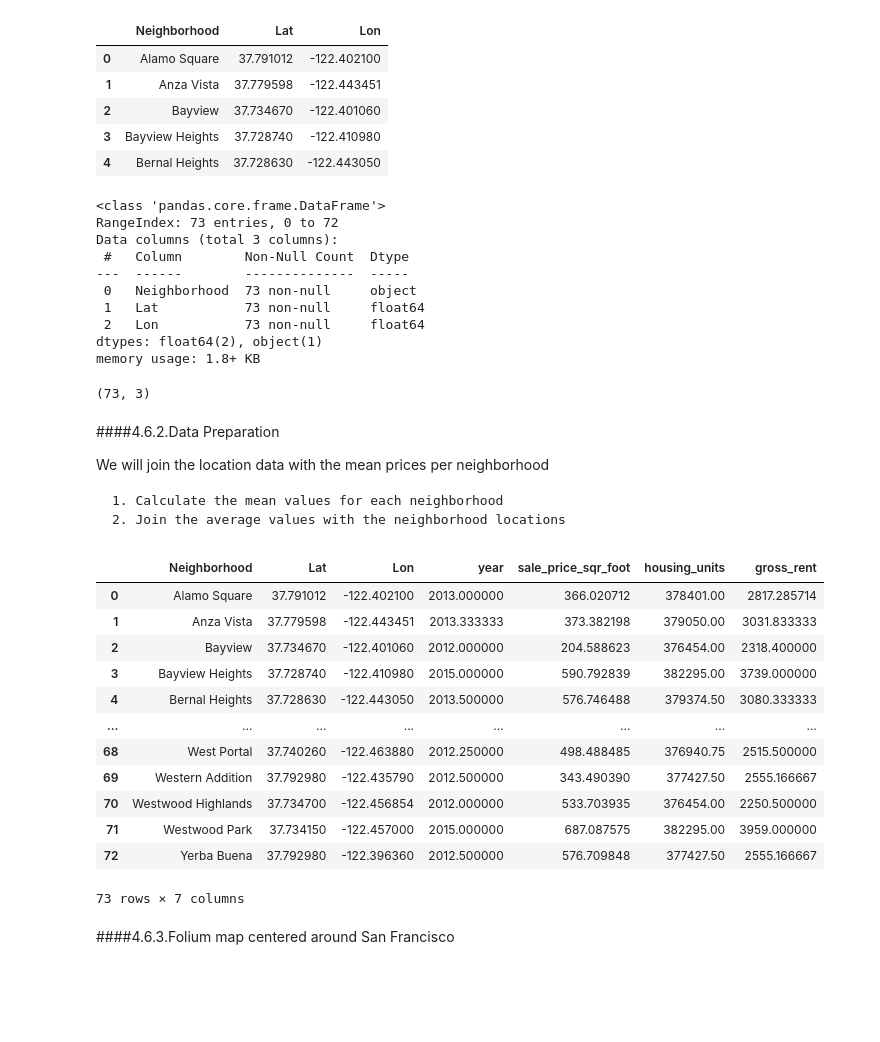
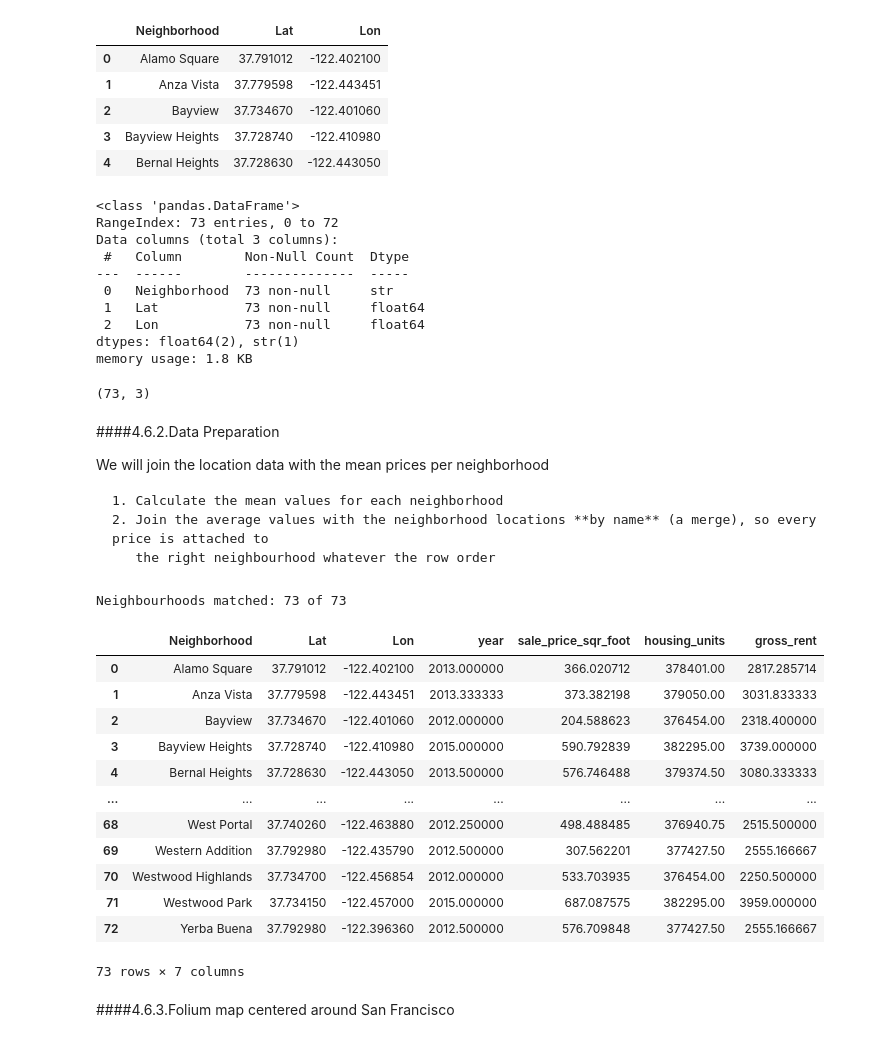
Before and after one commit to ahmadhassan-aiops/AIOPS-Portfolio-Projects, a Jupyter notebook: 1. Data-analysis-with-python-Projects/San Francisco housing rental analysis/rental_analysis with plotly dashboard.ipynb, the cells around one changed output. Drawn from its saved outputs; the diff is of its cells as text; code cells hidden in the pictures; blank space fills up the shorter version.

```diff
--- a/1. Data-analysis-with-python-Projects/San Francisco housing rental analysis/rental_analysis with plotly dashboard.ipynb
+++ b/1. Data-analysis-with-python-Projects/San Francisco housing rental analysis/rental_analysis with plotly dashboard.ipynb
@@ -162,8 +122,11 @@ Stakeholders for this project include potential real estate investors seeking to
 # %% [markdown]
 ###2.1.Load Data
 # %%
-# Read the census data into a Pandas DataFrame
-file_path = Path("/content/drive/MyDrive/Colab Notebooks/sfo_neighborhoods_census_data.csv")
+# Read the census data into a Pandas DataFrame (file in this project folder)
+file_path = Path("sfo_neighborhoods_census_data.csv")
 sfo_data = pd.read_csv(file_path)
+# This copy of the file has lowercase headers; restore the original names used until step 3.4
+sfo_data = sfo_data.rename(columns={"year": "Year", "neighborhood": "Neighborhood", "sale_price_sqr_foot": "Sale_price_sqr_foot",
+                                    "housing_units": "Housing_units", "gross_rent": "Gross_rent"})
 sfo_data.head()
 # %% [output]
@@ -253,6 +216,3 @@ sfo_data.describe()
 ## 3.Data preparation(cleaning) for visualization
 # %% [markdown]
 ###3.1.Removing un-necessary features
-# %%
-sfo_data = sfo_data.drop("Unnamed: 0", axis=1)
-sfo_data.head()
@@ -265,0 +219,6 @@ sfo_data.head()
+# %%
+# Drop the old index column if the file has one, and remove stray spaces from neighbourhood names
+sfo_data = sfo_data.drop(columns="Unnamed: 0", errors="ignore")
+print("Names with a trailing space:", (sfo_data["Neighborhood"] != sfo_data["Neighborhood"].str.strip()).sum(), "rows")
+sfo_data["Neighborhood"] = sfo_data["Neighborhood"].str.strip()
+sfo_data.head()
@@ -508,9 +458,10 @@ Here we will read in neighboor location data and build an interactive map with t
 # %% [markdown]
 ####4.6.1.Load and inspect Location Data
 # %%
-# Load neighborhoods coordinates data
-file_path = Path("/content/drive/MyDrive/Colab Notebooks/neighborhoods_coordinates.csv")
+# Load neighborhoods coordinates data (file in this project folder)
+file_path = Path("neighborhoods_coordinates.csv")
 df_neighborhood_locations = pd.read_csv(file_path)
+df_neighborhood_locations["Neighborhood"] = df_neighborhood_locations["Neighborhood"].str.strip()
 df_neighborhood_locations.head()
 # %% [output]
 |  | Neighborhood | Lat | Lon |
@@ -522,16 +473,16 @@ df_neighborhood_locations.head()
 # %%
 df_neighborhood_locations.info()
 # %% [output]
-<class 'pandas.core.frame.DataFrame'>
+<class 'pandas.DataFrame'>
 RangeIndex: 73 entries, 0 to 72
 Data columns (total 3 columns):
  #   Column        Non-Null Count  Dtype
 ---  ------        --------------  -----
- 0   Neighborhood  73 non-null     object
+ 0   Neighborhood  73 non-null     str
  1   Lat           73 non-null     float64
  2   Lon           73 non-null     float64
-dtypes: float64(2), object(1)
-memory usage: 1.8+ KB
+dtypes: float64(2), str(1)
+memory usage: 1.8 KB
 # %%
 df_neighborhood_locations.shape
 # %% [output]
@@ -542,28 +493,32 @@ df_neighborhood_locations.shape
 We will join the location data with the mean prices per neighborhood
 
     1. Calculate the mean values for each neighborhood
-    2. Join the average values with the neighborhood locations
+    2. Join the average values with the neighborhood locations **by name** (a merge), so every price is attached to
+       the right neighbourhood whatever the row order
 # %%
 # 1.Calculate the mean values for each neighborhood
-mean_values = sfo_data.groupby([sfo_data["neighborhood"]]).mean().reset_index()
-# 2.Join the average values with the neighborhood locations
-combined_df = pd.concat([df_neighborhood_locations, mean_values], axis="columns", join="inner")
-avg_values_neighborhood_loc = combined_df.drop(columns='neighborhood')
+mean_values = sfo_data.groupby("neighborhood").mean(numeric_only=True).reset_index()
+# 2.Join the average values with the neighborhood locations by name
+avg_values_neighborhood_loc = df_neighborhood_locations.merge(
+    mean_values, left_on="Neighborhood", right_on="neighborhood", how="inner", validate="one_to_one"
+).drop(columns="neighborhood")
+print("Neighbourhoods matched:", len(avg_values_neighborhood_loc), "of", len(df_neighborhood_locations))
 avg_values_neighborhood_loc
 # %% [output]
+Neighbourhoods matched: 73 of 73
 |  | Neighborhood | Lat | Lon | year | sale_price_sqr_foot | housing_units | gross_rent |
 | 0 | Alamo Square | 37.791012 | -122.402100 | 2013.000000 | 366.020712 | 378401.00 | 2817.285714 |
 | 1 | Anza Vista | 37.779598 | -122.443451 | 2013.333333 | 373.382198 | 379050.00 | 3031.833333 |
 | 2 | Bayview | 37.734670 | -122.401060 | 2012.000000 | 204.588623 | 376454.00 | 2318.400000 |
 | 3 | Bayview Heights | 37.728740 | -122.410980 | 2015.000000 | 590.792839 | 382295.00 | 3739.000000 |
 | 4 | Bernal Heights | 37.728630 | -122.443050 | 2013.500000 | 576.746488 | 379374.50 | 3080.333333 |
 | ... | ... | ... | ... | ... | ... | ... | ... |
 | 68 | West Portal | 37.740260 | -122.463880 | 2012.250000 | 498.488485 | 376940.75 | 2515.500000 |
-| 69 | Western Addition | 37.792980 | -122.435790 | 2012.500000 | 343.490390 | 377427.50 | 2555.166667 |
+| 69 | Western Addition | 37.792980 | -122.435790 | 2012.500000 | 307.562201 | 377427.50 | 2555.166667 |
 | 70 | Westwood Highlands | 37.734700 | -122.456854 | 2012.000000 | 533.703935 | 376454.00 | 2250.500000 |
 | 71 | Westwood Park | 37.734150 | -122.457000 | 2015.000000 | 687.087575 | 382295.00 | 3959.000000 |
 | 72 | Yerba Buena | 37.792980 | -122.396360 | 2012.500000 | 576.709848 | 377427.50 | 2555.166667 |
-73 rows × 7 columns
+73 rows × 7 columns
 # %% [markdown]
 ####4.6.3.Folium map centered around San Francisco
 # %%
```
Also changed, not shown: parts of 28 cells of this notebook, 8 other files.
